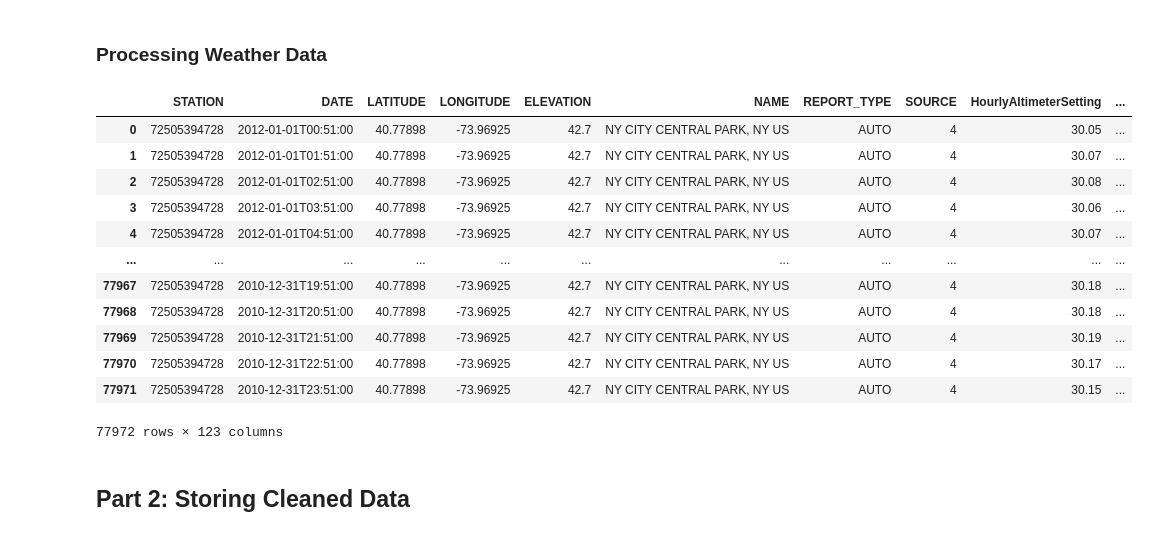
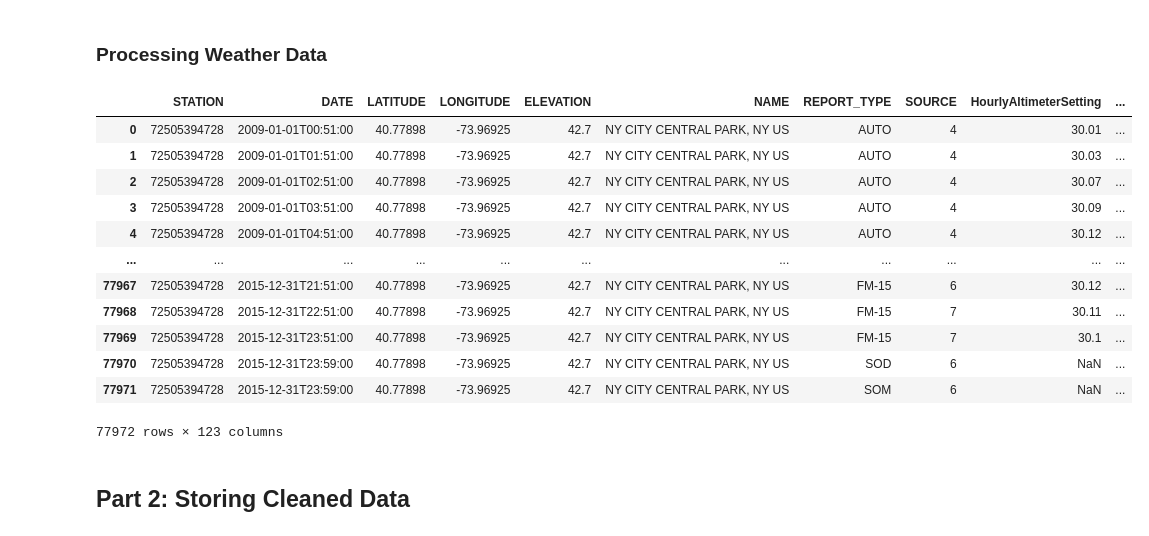
Before and after one commit to sowmya6598/final-project-tools, a Jupyter notebook: Project.ipynb, the cells around one changed output. Drawn from its saved outputs; the diff is of its cells as text; code cells hidden in the pictures.

```diff
--- a/Project.ipynb
+++ b/Project.ipynb
@@ -154,5 +130,27 @@ df_with_distance = add_distance_column(df)
 assert all(df_with_distance["distance"].round(2) == expected_distances)
 # %% [markdown]
 ### Process Taxi Data
+# %%
+def download_files(month, year):
+    formatted_month = f"{month:02d}"
+    current_dir = os.getcwd()
+    url = f"https://d37ci6vzurychx.cloudfront.net/trip-data/yellow_tripdata_{year}-{formatted_month}.parquet"
+
+    response = requests.get(url, stream=True)
+    with open(f"{current_dir}\yellow_taxi_{year}_{formatted_month}.parquet", "wb") as f:
+        for chunk in response.iter_content(chunk_size=1024):
+            if chunk:
+                f.write(chunk)
+
+years = list(range(2009, 2016))
+months = list(range(1, 13))
+
+for year in years:
+    if year < 2015:
+        for month in months:
+            download_files(month, year)
+    else:
+        for month in range(1, 7):
+            download_files(month, year)
 # %%
 def get_all_urls_from_taxi_page(taxi_page):
@@ -270,39 +295,36 @@ final_uber_data.head()
 # %% [markdown]
 ### Processing Weather Data
 # %%
-def get_all_weather_csvs(directory):
-    # Set the directory path
-    dir_path = directory
+def get_all_weather_csvs():
+    years = list(range(2009, 2016))
 
     # Initialize an empty list to store the dataframes
     dataframes = []
 
-    # Iterate over the files in the directory
-    for filename in os.listdir(dir_path):
-        # Check if the file is a CSV file
-        if filename.endswith(".csv"):
-            # Read the file and append the resulting dataframe to the list
-            filepath = os.path.join(dir_path, filename)
-            df = pd.read_csv(filepath)
-            dataframes.append(df)
+    # Iterate over the weather files
+    for year in years:
+        filepath = f"{year}_weather.csv"
+        df = pd.read_csv(filepath)
+        dataframes.append(df)
 
     # Concatenate all the dataframes into a single dataframe
     merged_df = pd.concat(dataframes, ignore_index=True)
     return merged_df
-get_all_weather_csvs("data/Weather")
+
+get_all_weather_csvs()
 # %% [output]
 |  | STATION | DATE | LATITUDE | LONGITUDE | ELEVATION | NAME | REPORT_TYPE | SOURCE | HourlyAltimeterSetting | ... |
-| 0 | 72505394728 | 2012-01-01T00:51:00 | 40.77898 | -73.96925 | 42.7 | NY CITY CENTRAL PARK, NY US | AUTO | 4 | 30.05 | ... |
-| 1 | 72505394728 | 2012-01-01T01:51:00 | 40.77898 | -73.96925 | 42.7 | NY CITY CENTRAL PARK, NY US | AUTO | 4 | 30.07 | ... |
-| 2 | 72505394728 | 2012-01-01T02:51:00 | 40.77898 | -73.96925 | 42.7 | NY CITY CENTRAL PARK, NY US | AUTO | 4 | 30.08 | ... |
-| 3 | 72505394728 | 2012-01-01T03:51:00 | 40.77898 | -73.96925 | 42.7 | NY CITY CENTRAL PARK, NY US | AUTO | 4 | 30.06 | ... |
-| 4 | 72505394728 | 2012-01-01T04:51:00 | 40.77898 | -73.96925 | 42.7 | NY CITY CENTRAL PARK, NY US | AUTO | 4 | 30.07 | ... |
+| 0 | 72505394728 | 2009-01-01T00:51:00 | 40.77898 | -73.96925 | 42.7 | NY CITY CENTRAL PARK, NY US | AUTO | 4 | 30.01 | ... |
+| 1 | 72505394728 | 2009-01-01T01:51:00 | 40.77898 | -73.96925 | 42.7 | NY CITY CENTRAL PARK, NY US | AUTO | 4 | 30.03 | ... |
+| 2 | 72505394728 | 2009-01-01T02:51:00 | 40.77898 | -73.96925 | 42.7 | NY CITY CENTRAL PARK, NY US | AUTO | 4 | 30.07 | ... |
+| 3 | 72505394728 | 2009-01-01T03:51:00 | 40.77898 | -73.96925 | 42.7 | NY CITY CENTRAL PARK, NY US | AUTO | 4 | 30.09 | ... |
+| 4 | 72505394728 | 2009-01-01T04:51:00 | 40.77898 | -73.96925 | 42.7 | NY CITY CENTRAL PARK, NY US | AUTO | 4 | 30.12 | ... |
 | ... | ... | ... | ... | ... | ... | ... | ... | ... | ... | ... |
-| 77967 | 72505394728 | 2010-12-31T19:51:00 | 40.77898 | -73.96925 | 42.7 | NY CITY CENTRAL PARK, NY US | AUTO | 4 | 30.18 | ... |
-| 77968 | 72505394728 | 2010-12-31T20:51:00 | 40.77898 | -73.96925 | 42.7 | NY CITY CENTRAL PARK, NY US | AUTO | 4 | 30.18 | ... |
-| 77969 | 72505394728 | 2010-12-31T21:51:00 | 40.77898 | -73.96925 | 42.7 | NY CITY CENTRAL PARK, NY US | AUTO | 4 | 30.19 | ... |
-| 77970 | 72505394728 | 2010-12-31T22:51:00 | 40.77898 | -73.96925 | 42.7 | NY CITY CENTRAL PARK, NY US | AUTO | 4 | 30.17 | ... |
-| 77971 | 72505394728 | 2010-12-31T23:51:00 | 40.77898 | -73.96925 | 42.7 | NY CITY CENTRAL PARK, NY US | AUTO | 4 | 30.15 | ... |
+| 77967 | 72505394728 | 2015-12-31T21:51:00 | 40.77898 | -73.96925 | 42.7 | NY CITY CENTRAL PARK, NY US | FM-15 | 6 | 30.12 | ... |
+| 77968 | 72505394728 | 2015-12-31T22:51:00 | 40.77898 | -73.96925 | 42.7 | NY CITY CENTRAL PARK, NY US | FM-15 | 7 | 30.11 | ... |
+| 77969 | 72505394728 | 2015-12-31T23:51:00 | 40.77898 | -73.96925 | 42.7 | NY CITY CENTRAL PARK, NY US | FM-15 | 7 | 30.1 | ... |
+| 77970 | 72505394728 | 2015-12-31T23:59:00 | 40.77898 | -73.96925 | 42.7 | NY CITY CENTRAL PARK, NY US | SOD | 6 | NaN | ... |
+| 77971 | 72505394728 | 2015-12-31T23:59:00 | 40.77898 | -73.96925 | 42.7 | NY CITY CENTRAL PARK, NY US | SOM | 6 | NaN | ... |
 77972 rows × 123 columns
 # %%
 def clean_month_weather_data_hourly(csv_file):
```
Also changed, not shown: parts of 5 cells of this notebook.
